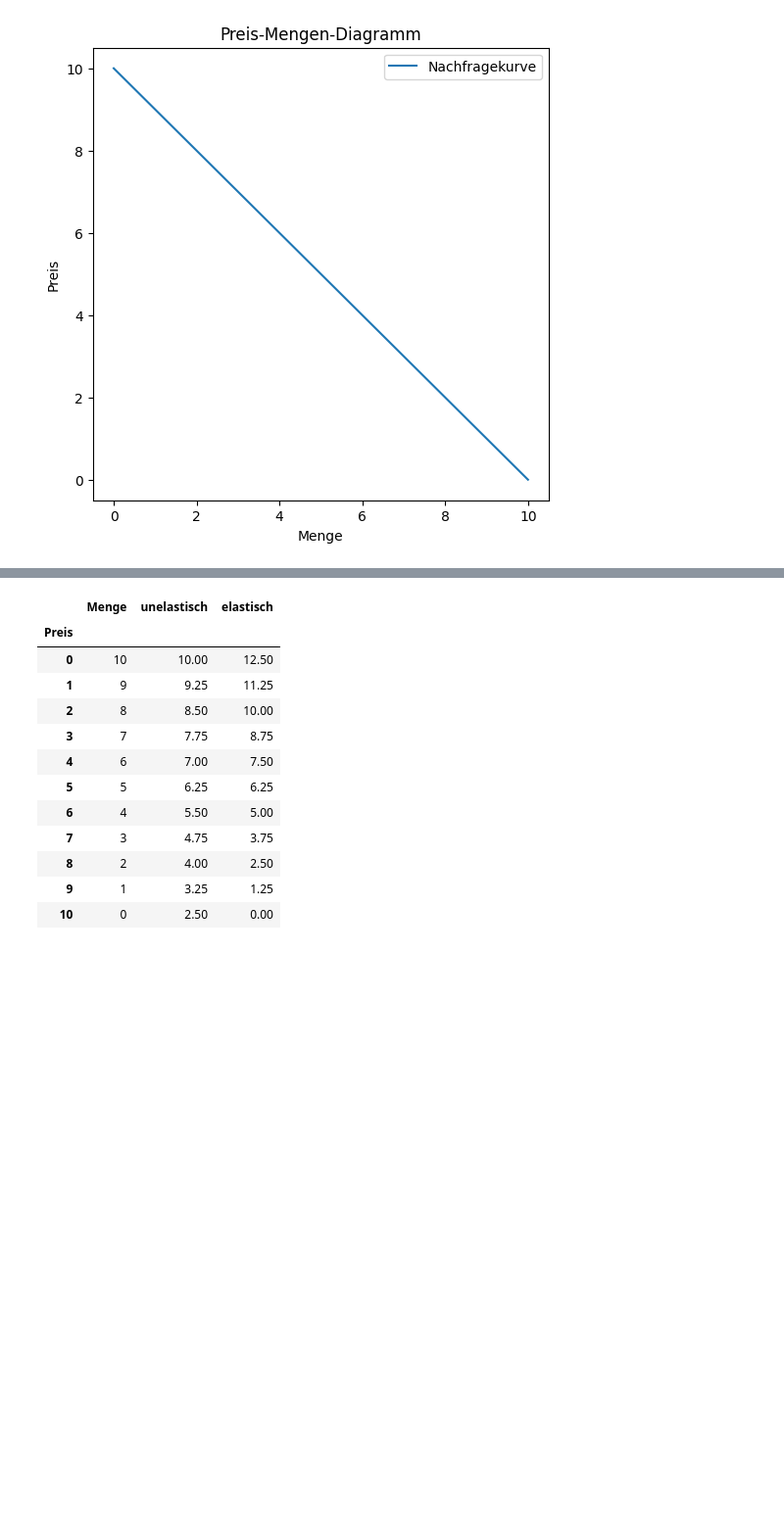
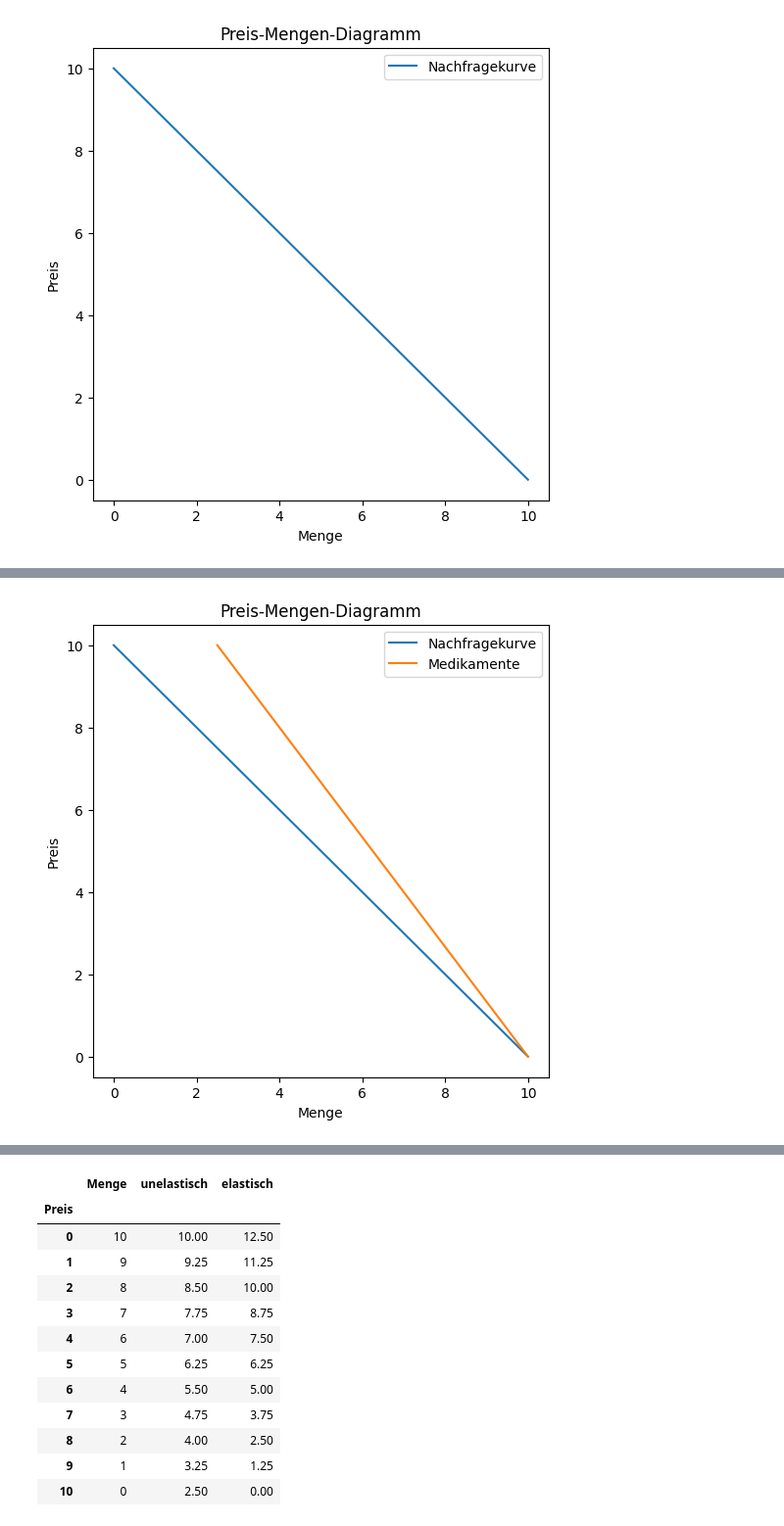
Before and after one commit to SkriptenMk/WR_I_24-27, a Jupyter notebook: docs/bwl/marketing/pe.ipynb, the cells around one changed output, grey strips where cells are left out. Shown at 98% size. Cells and saved outputs as stored; diff of their text form; code cells hidden in the pictures; blank space fills up the shorter version.

```diff
--- a/docs/bwl/marketing/pe.ipynb
+++ b/docs/bwl/marketing/pe.ipynb
@@ -71,0 +98,13 @@ plt.show()
+# %%
+plt.figure(
+    figsize=(6, 6)
+)
+plt.plot(mengen, preise, label="Nachfragekurve")
+plt.plot(medikamente, preise, label="Medikamente")
+plt.title("Preis-Mengen-Diagramm")
+plt.xlabel("Menge")
+plt.ylabel("Preis")
+plt.legend()
+plt.show()
+# %% [output]
+[figure, added]
```
Also changed, not shown: parts of 6 cells of this notebook.
